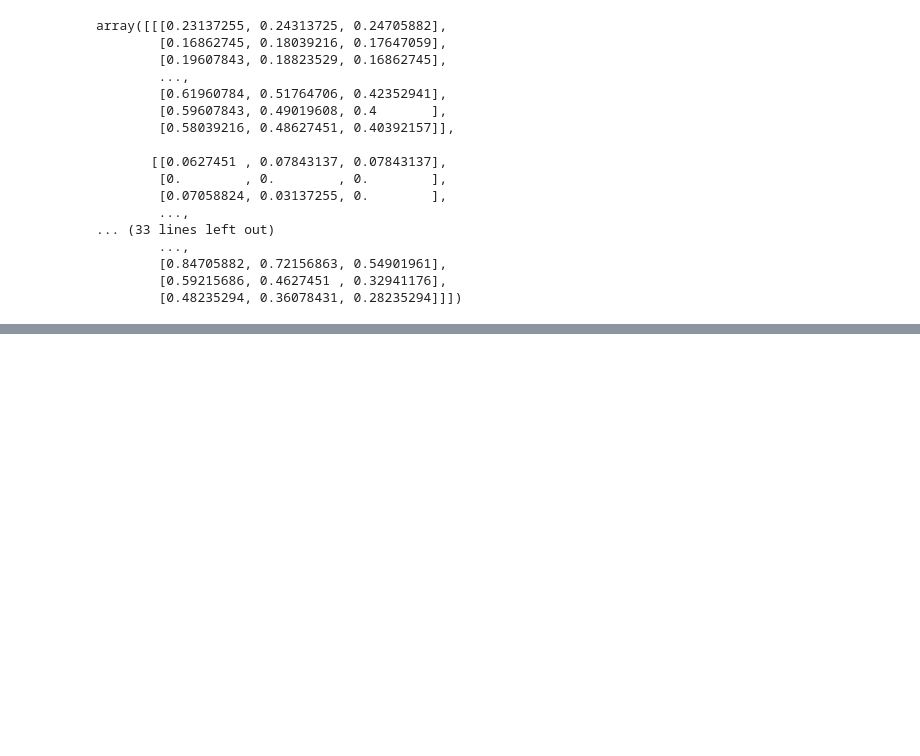
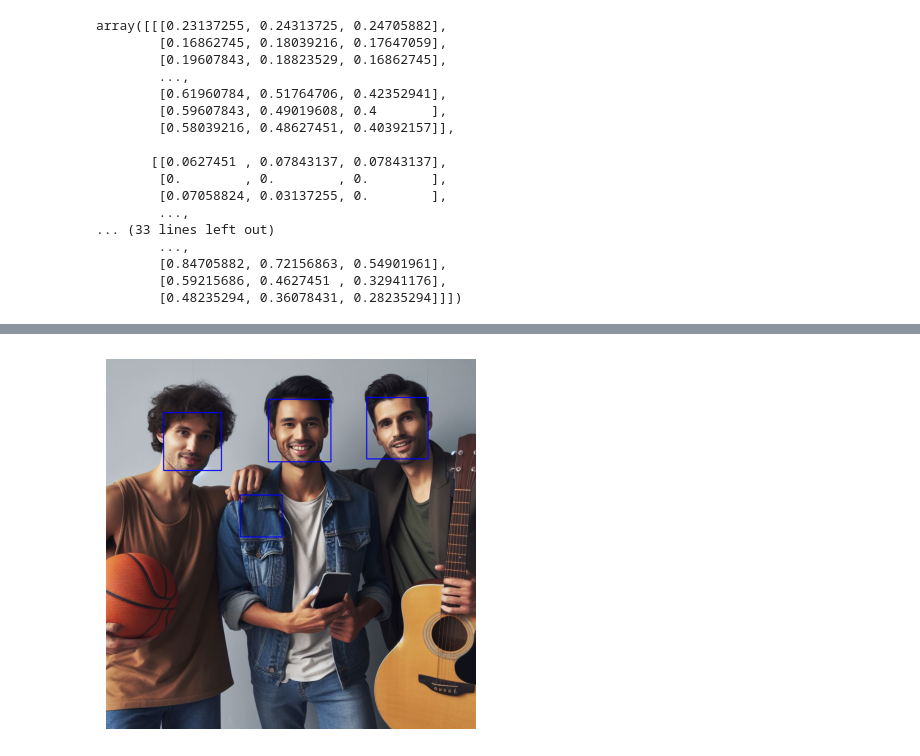
Before and after one commit to eSeohyeon/Python_for_CV, a Jupyter notebook: 4_인공지능과_이미지처리.ipynb, the cells around one changed output, grey strips where cells are left out. Cells and saved outputs as stored; diff of their text form; code cells hidden in the pictures; blank space fills up the shorter version.

```diff
--- a/4_인공지능과_이미지처리.ipynb
+++ b/4_인공지능과_이미지처리.ipynb
@@ -607,0 +688,19 @@ mlp_model.evaluate(test_images, test_labels)
+# %%
+# 객체 인식
+
+import cv2
+import matplotlib.pyplot as plt
+
+!wget https://raw.githubusercontent.com/Lilcob/test_colab/main/three%20young%20man.jpg
+
+## 이미지 로드
+image_path = "/content/three young man.jpg"
+image = cv2.imread(image_path)
+gray = cv2.cvtColor(image, cv2.COLOR_BGR2GRAY)
+
+## 하르 캐스케이드 로드
+face_cascade = cv2.CascadeClassifier(cv2.data.haarcascades + "haarcascade_frontalface_default.xml")
+
+## 얼굴 탐지
+faces = face_cascade.detectMultiScale(gray, scaleFactor = 1.1, minNeighbors = 5, minSize = (30, 30))
+print(faces)
@@ -607,0 +723,11 @@ mlp_model.evaluate(test_images, test_labels)
+# %%
+## 탐지된 얼굴에 사각형 그리기
+for (x, y, w, h) in faces :
+  cv2.rectangle(image, (x,y), (x+w, y+h), (255, 0, 0), 2)
+
+## 결과 표시
+plt.imshow(cv2.cvtColor(image, cv2.COLOR_BGR2RGB))
+plt.axis('off') # 축 정보 숨기기
+plt.show()
+# %% [output]
+[figure, added]
```
Also changed, not shown: parts of 14 cells of this notebook.
